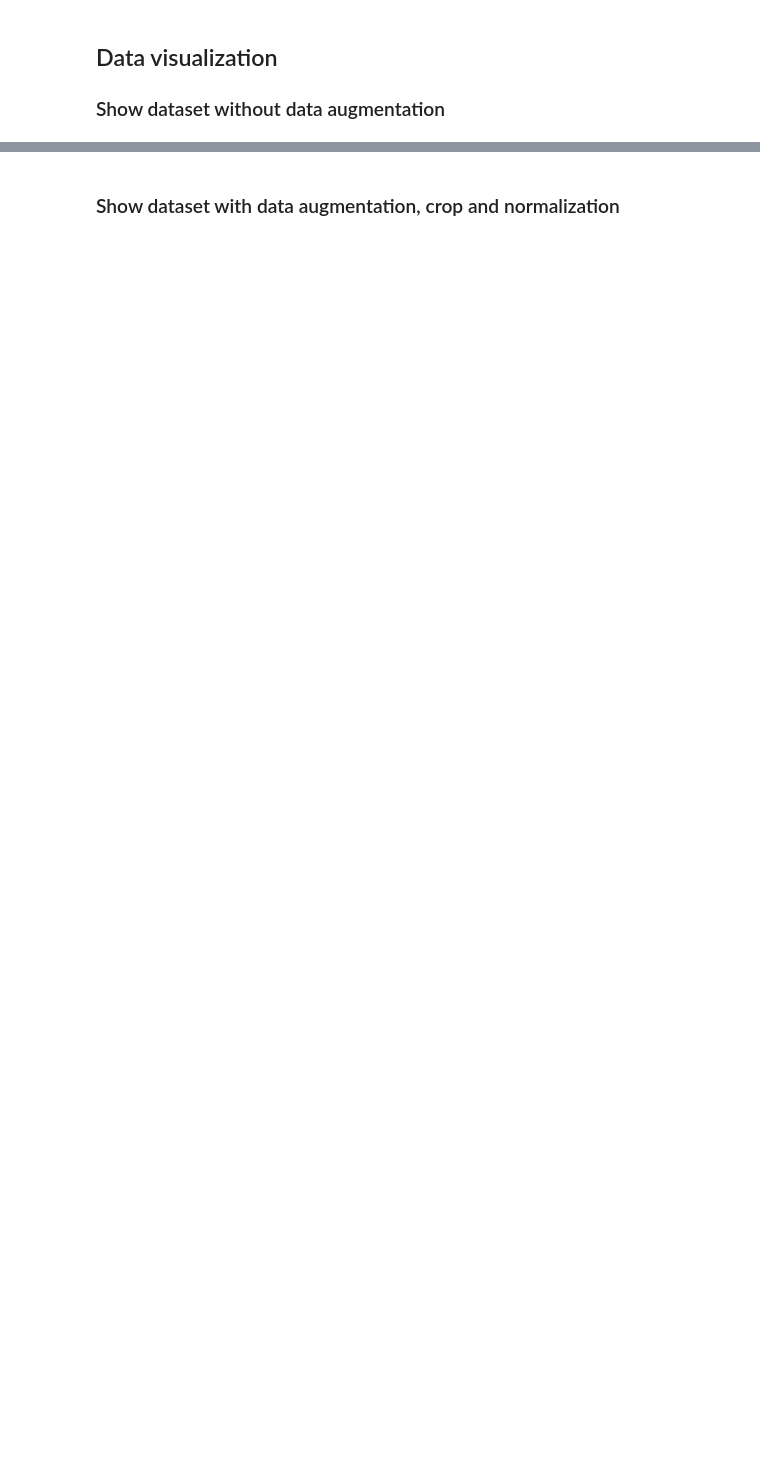
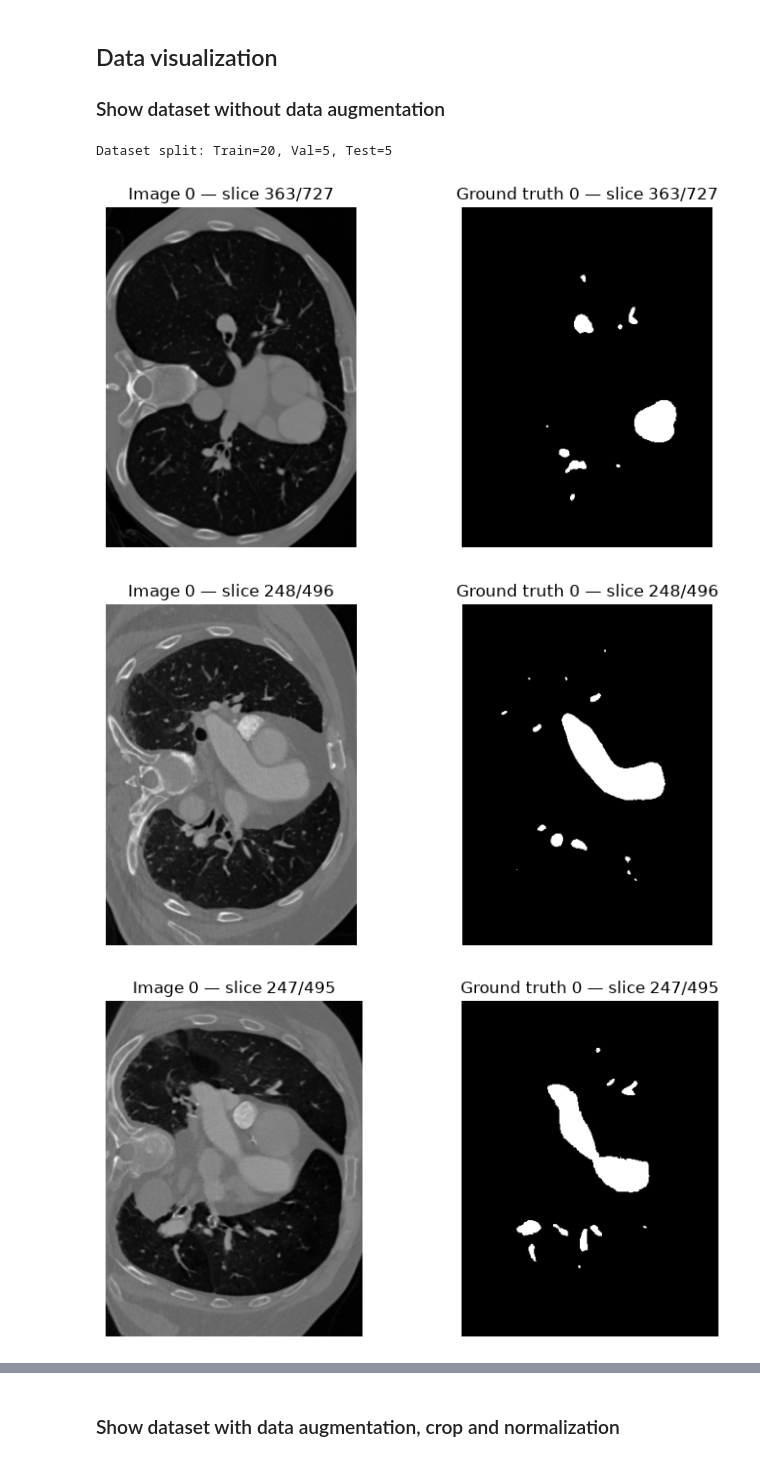
Before and after one commit to oscarmorand/EVAPORE, a Jupyter notebook: notebooks/02_pretrain_unet.ipynb, the cells around one changed output, grey strips where cells are left out. Saved outputs shown, nothing was run; the diff lists cells and outputs as text; code cells hidden in the pictures; blank space fills up the shorter version.

```diff
--- a/notebooks/02_pretrain_unet.ipynb
+++ b/notebooks/02_pretrain_unet.ipynb
@@ -24,24 +43,14 @@ split_filepath = os.path.join(data_dir, 'splits.json')
 from image_segmentation.data.image_datamodule import ImageDatamodule
 from image_segmentation.data.image_dataset import ImageDataset
 
-dataset = ImageDataset(data_dir, transforms=None)
-
-train_transforms = A.Compose([
-    ToTensorV2(),
-], additional_targets={"fg_mask": "mask"})
-
-val_transforms = A.Compose([
-    ToTensorV2(),
-], additional_targets={"fg_mask": "mask"})
-
 datamodule = ImageDatamodule(
-    dataset=dataset,
+    data_dir=data_dir,
     split_file_path=split_filepath,
-    train_split_name='train_clean',
+    train_split_name='train',
     val_split_ratio=0.2,
-    train_transforms=train_transforms,
-    val_transforms=val_transforms,
-    test_transforms=val_transforms,
+    train_transforms=None,
+    val_transforms=None,
+    test_transforms=None,
     num_workers=0,
     train_batch_size=1,
     val_batch_size=1,
@@ -51,23 +60,19 @@ datamodule = ImageDatamodule(
 
 datamodule.setup()
 dataloader = datamodule.train_dataloader()
+# %% [output]
+Dataset split: Train=20, Val=5, Test=5
 # %%
+from image_segmentation.data.data_viz import plot_batch
+
 for i, batch in enumerate(dataloader):
     img, gt = batch
-    img = img.squeeze(0).permute(1, 2, 0).numpy()  # (1, C, H, W) -> (H, W, C)
-    gt = gt.squeeze(0).squeeze(0).numpy()  # (1, 1, H, W) -> (H, W)
-    print(f"Image shape: {img.shape}, GT shape: {gt.shape}")
+    plot_batch(batch, plot_3d_mode="mid_slice")
 
-    plt.figure(figsize=(10, 5))
-    plt.subplot(1, 2, 1)
-    plt.title("Image")
-    plt.imshow(img)
-    plt.axis("off")
-    plt.subplot(1, 2, 2)
-    plt.title("Ground Truth")
-    plt.imshow(gt, cmap="gray")
-    plt.axis("off")
-    plt.show()
-
+    del img, gt
     if i >= 2:
         break
+# %% [output]
+[figure, added]
+[figure, added]
+[figure, added]
```
Also changed, not shown: parts of 18 cells of this notebook, 22 other files.
